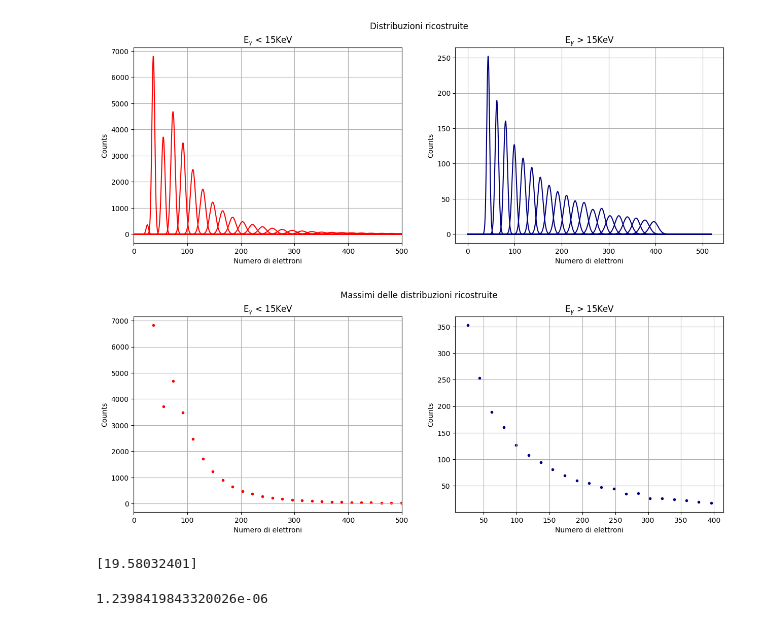
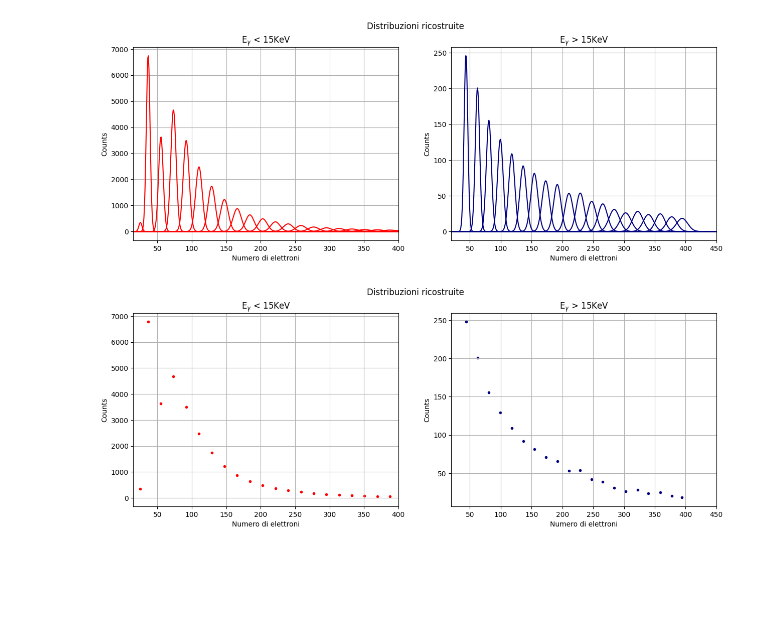
Before and after one commit to Richardforphys/SMRR, a Jupyter notebook: garfield_tasks/Rx_Interaction/analisi_Kr.ipynb, the cells around one changed output. Drawn from its saved outputs; the diff is of its cells as text; code cells hidden in the pictures; blank space fills up the shorter version.

```diff
--- a/garfield_tasks/Rx_Interaction/analisi_Kr.ipynb
+++ b/garfield_tasks/Rx_Interaction/analisi_Kr.ipynb
@@ -5,5 +5,5 @@ import matplotlib.cm as cm
 # %%
-data_path = r"/home/ubuntu/SMRR/garfield_tasks/Rx_build/fit_results.txt"
+data_path = r"/home/ricca/SMRR/garfield_tasks/Rx_build/fit_results_Kr.txt"
 data = np.genfromtxt(data_path, skip_header=1)
 # %%
 E = data.T[0]
@@ -19,3 +14,22 @@ S_ar = data.T[4]
+# %%
+mask = E < 3000
+E = E[mask]
+A = A[mask]
+C = C[mask]
+C_err = C_err[mask]
+S = S[mask]
 # %%
 def gauss(x, A, mu, sigma):
     return A * np.exp(-(x - mu)**2 / (2 * sigma**2))
+# %%
+x_plot = np.linspace(0, 800, 1000)
+
+for egamma, a, mu, sigma in zip(E, A, C, S):
+    y = gauss(x_plot, a, mu, sigma)
+    plt.plot(x_plot, y, label=f'{egamma} eV', color='navy')
+
+plt.title("Distribuzioni ricostruite")
+plt.xlabel('Numero di elettroni')
+plt.ylabel('Counts')
+plt.grid()
+plt.savefig(r"/home/ricca/SMRR/garfield_tasks/Rx_Interaction/PNG_utili/hElectronsEnergy_python.pdf", dpi=300)
@@ -22,27 +38,26 @@ def gauss(x, A, mu, sigma):
 # %%
 fig, axs = plt.subplots(1, 2, figsize=(15,5))
-x_plot = np.linspace(0, max(C), 1000)
 
 for egamma, a, mu, sigma in zip(E, A, C, S):
     y = gauss(x_plot, a, mu, sigma)
     if egamma>15000:
         axs[1].plot(x_plot, y, label=f'{egamma} eV', color='navy')
         #axs[1].axvline(mu, 0, a, color='k', linestyle='--', alpha=0.5)
     else:
         axs[0].plot(x_plot, y, label=f'{egamma} eV', color='r')
         #axs[0].axvline(mu, 0, a, color='k', linestyle='--', alpha=0.5)
 
 fig.suptitle("Distribuzioni ricostruite")
 axs[0].set_title(r"E$_\gamma$ < 15KeV")
 axs[1].set_title(r"E$_\gamma$ > 15KeV")
 axs[0].set_xlabel('Numero di elettroni')
 axs[0].set_ylabel('Counts')
 axs[1].set_xlabel('Numero di elettroni')
 axs[1].set_ylabel('Counts')
-axs[0].set_xlim(0, 500)
-axs[0].set_xlim(0, 500)
+axs[1].set_xlim(20, 450)
+axs[0].set_xlim(15, 400)
 axs[0].grid()
 axs[1].grid()
-#plt.savefig('hElectronsEnergy_python.png', dpi=300)
+plt.savefig(r"/home/ricca/SMRR/garfield_tasks/Rx_Interaction/PNG_utili/hElectronsEnergy_python_split.pdf", dpi=300)
 # %% [output]
-[figure, old version]
+[figure, new version]
@@ -75,32 +65,27 @@ axs[1].grid()
 fig, axs = plt.subplots(1, 2, figsize=(15,5))
 
 for egamma, a, mu, sigma in zip(E, A, C, S):
-    y = gauss(x_plot, a, mu, sigma)
-    if egamma>=15000:
-        axs[1].scatter(mu, a, label=f'{egamma} eV', marker='.',color='navy')
+    if egamma>15000:
+        axs[1].scatter(mu, a, label=f'{egamma} eV', color='navy', marker='.')
         #axs[1].axvline(mu, 0, a, color='k', linestyle='--', alpha=0.5)
     else:
-        axs[0].scatter(mu, a, label=f'{egamma} eV', marker='.', color='r')
+        axs[0].scatter(mu, a, label=f'{egamma} eV', color='r', marker='.')
         #axs[0].axvline(mu, 0, a, color='k', linestyle='--', alpha=0.5)
 
-fig.suptitle("Massimi delle distribuzioni ricostruite")
+fig.suptitle("Distribuzioni ricostruite")
 axs[0].set_title(r"E$_\gamma$ < 15KeV")
 axs[1].set_title(r"E$_\gamma$ > 15KeV")
 axs[0].set_xlabel('Numero di elettroni')
 axs[0].set_ylabel('Counts')
 axs[1].set_xlabel('Numero di elettroni')
 axs[1].set_ylabel('Counts')
-axs[0].set_xlim(0, 500)
-axs[0].set_xlim(0, 500)
+axs[1].set_xlim(20, 450)
+axs[0].set_xlim(15, 400)
 axs[0].grid()
 axs[1].grid()
-#plt.savefig('hElectronsEnergy_python.png', dpi=300)
+plt.savefig(r"/home/ricca/SMRR/garfield_tasks/Rx_Interaction/PNG_utili/hElectronsEnergy_python_split_point.pdf", dpi=300)
 # %% [output]
-[figure, old version]
+[figure, new version]
-# %%
-print(A[E==15000]/A[E==14000])
-# %% [output]
-[19.58032401]
 # %%
 from scipy.optimize import curve_fit
 # %%
@@ -113,7 +98,3 @@ popt2, pcov2 = curve_fit(func, E[E >= 15000], C[E >= 15000], sigma=C_err[E >= 15
 from scipy import constants
 # %%
 hc = constants.c * constants.Planck / constants.electron_volt
-# %%
-hc
-# %% [output]
-1.2398419843320026e-06
```
Also changed, not shown: parts of 11 cells of this notebook, 39 other files.
